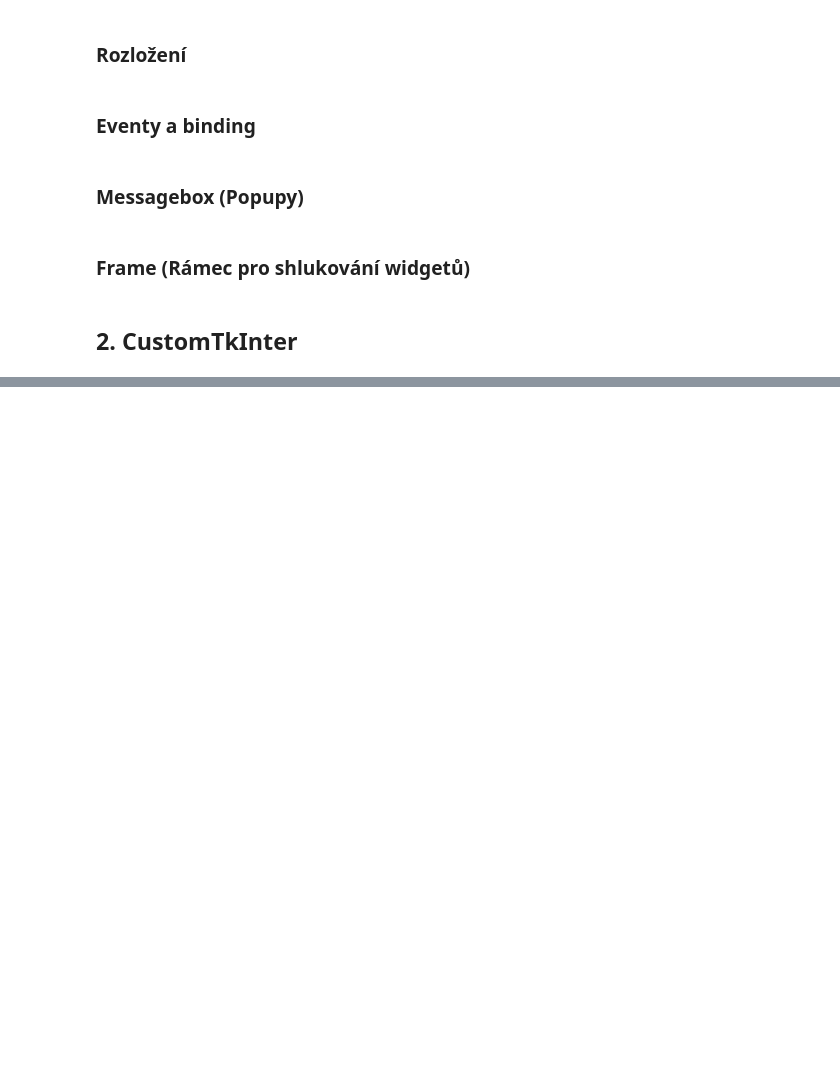
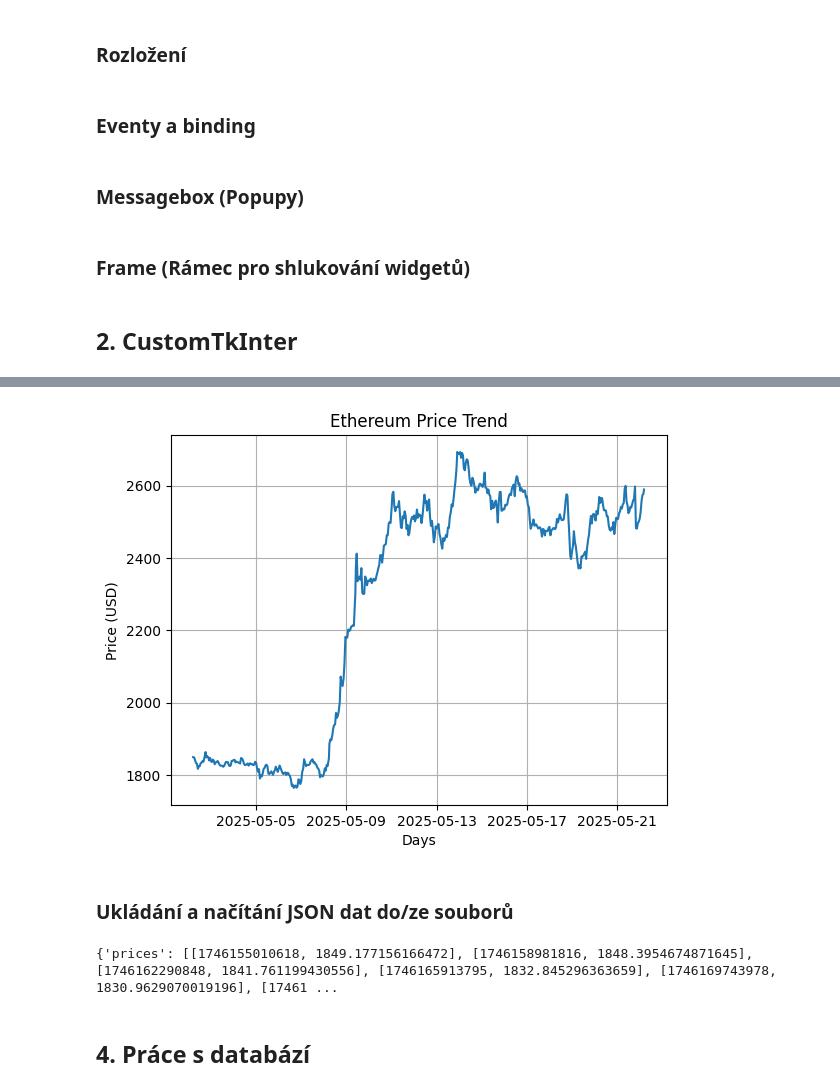
Before and after one commit to Wllader/ULTRA_python, a Jupyter notebook: ULTRA_W4_Skripta.ipynb, the cells around one changed output, grey strips where cells are left out. Drawn from its saved outputs; the diff is of its cells as text; code cells hidden in the pictures; blank space fills up the shorter version.

Commit message:
D11 - APIs, requests, JSON and SQLite

```diff
--- a/ULTRA_W4_Skripta.ipynb
+++ b/ULTRA_W4_Skripta.ipynb
@@ -155,0 +181,29 @@ ctk.CTkLabel(frame, text="Inside Frame").pack()
+# %%
+import pandas as pd
+from datetime import datetime, date
+from typing import Literal
+
+def tmstmp2time(timestamp, type:Literal["date", "time", "datetime"] = "date"):
+    s = timestamp / 1000
+    match type:
+        case "date":
+            d = date.fromtimestamp(s)
+        case "time":
+            d = datetime.fromtimestamp(s)
+            d = d.strftime("%H:%M:%S")
+        case "datetime":
+            d = datetime.fromtimestamp(s)
+
+    return d
+
+df = pd.DataFrame()
+df["Timestamp"], df["Price"] = zip(*data["prices"])
+df["MarketCap"] = list(zip(*data["market_caps"]))[1]
+df["TotalVolume"] = list(zip(*data["total_volumes"]))[1]
+
+df["Date"] = [ tmstmp2time(ts) for ts in df["Timestamp"] ]
+df["Time"] = [ tmstmp2time(ts, "time") for ts in df["Timestamp"]]
+df["Datetime"] = [ tmstmp2time(ts, "datetime") for ts in df["Timestamp"]]
+# df = df[["Price", "Date", "Time", "Datetime", "Timestamp"]]
+df.insert(len(df.columns) - 1, "Timestamp", df.pop("Timestamp"))
+df
@@ -155,0 +224,26 @@ ctk.CTkLabel(frame, text="Inside Frame").pack()
+# %%
+import matplotlib.pyplot as plt
+
+plt.plot(df.Datetime, df.Price)
+plt.title(f"{coin_id.capitalize()} Price Trend")
+plt.xlabel("Days")
+plt.ylabel("Price (USD)")
+plt.grid(True)
+plt.show()
+# %% [output]
+[figure, added]
+# %% [markdown]
+### Ukládání a načítání JSON dat do/ze souborů
+# %%
+import json
+
+with open(f"files/{coin_id}_cache.json", "w") as f:
+    json.dump(data, f)
+
+loaded_data = None
+with open(f"files/{coin_id}_cache.json", "r") as f:
+    loaded_data = json.load(f)
+
+print(loaded_data)
+# %% [output]
+{'prices': [[1746155010618, 1849.177156166472], [1746158981816, 1848.3954674871645], [1746162290848, 1841.761199430556], [1746165913795, 1832.845296363659], [1746169743978, 1830.9629070019196], [17461 ...
@@ -155,0 +255,2 @@ ctk.CTkLabel(frame, text="Inside Frame").pack()
+# %% [markdown]
+## 4. Práce s databází
```
Also changed, not shown: parts of 8 cells of this notebook, 2 other files.
